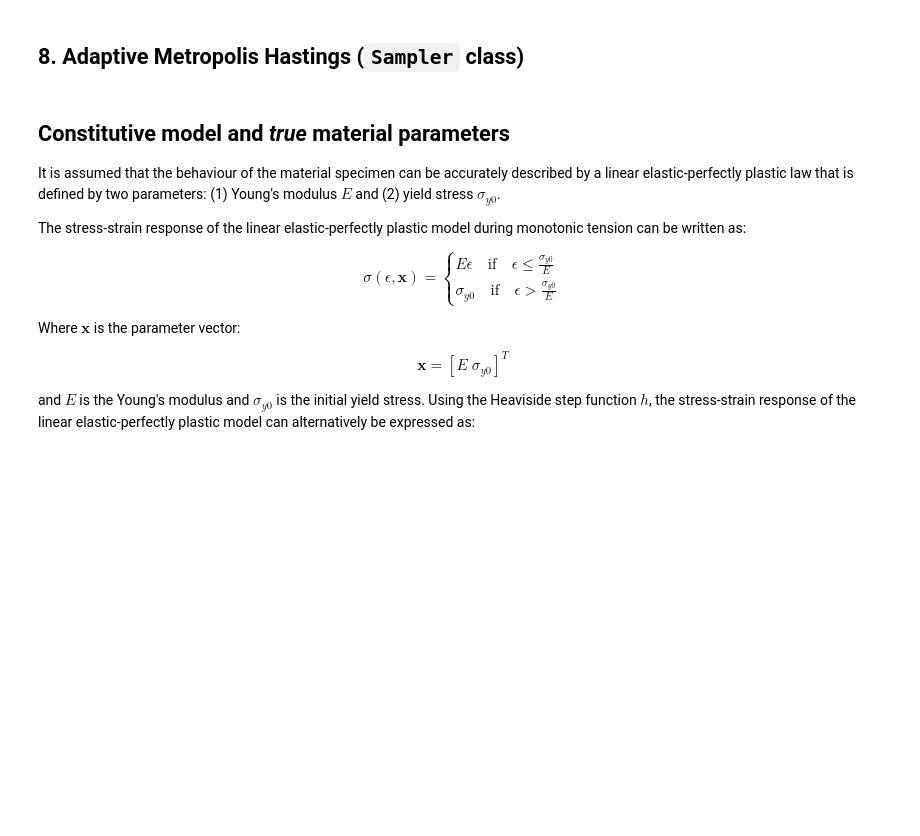
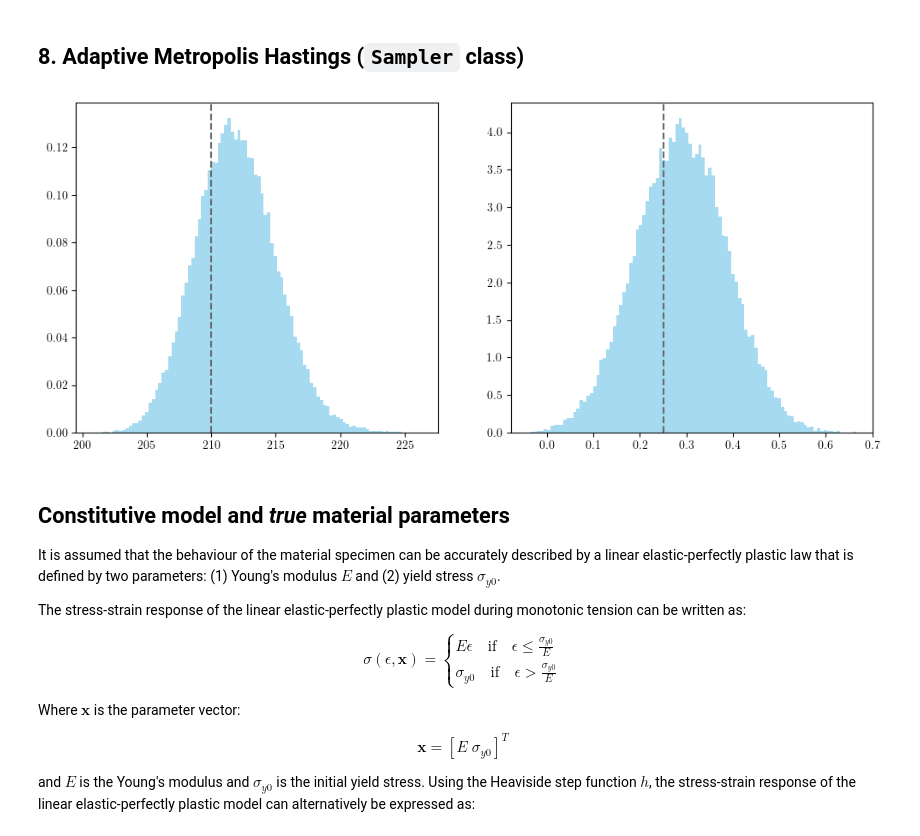
Before and after one commit to mark-hobbs/bayesian-inference-tutorial, a Jupyter notebook: examples/02-linear-elasticity-perfect-plasticity.ipynb, the cells around one changed output. Saved outputs shown, nothing was run; the diff lists cells and outputs as text; code cells hidden in the pictures; blank space fills up the shorter version.

Commit message:
Simple Sampler class working

```diff
--- a/examples/02-linear-elasticity-perfect-plasticity.ipynb
+++ b/examples/02-linear-elasticity-perfect-plasticity.ipynb
@@ -334,6 +379,19 @@ class Sampler:
 
 class MetropolisHastings(Sampler):
     pass
+# %%
+mh = Sampler(posterior, 1e5, np.array([2.5, 0.05]), np.array([150, 0.15]))
+samples = mh.sample()
+# %%
+fig, (ax1, ax2) = plt.subplots(1, 2, figsize=(12, 5))
+
+ax1.hist(samples[1000:, 0], bins=100, density=True, alpha=0.75, color='skyblue')
+ax1.axvline(E, ls="--", color="dimgray")
+
+ax2.hist(samples[1000:, 1], bins=100, density=True, alpha=0.75, color='skyblue')
+ax2.axvline(stress_y, ls="--", color="dimgray");
+# %% [output]
+[figure, added]
 # %% [markdown]
 ## Constitutive model and *true* material parameters
 
```
Also changed, not shown: parts of 7 cells of this notebook.
